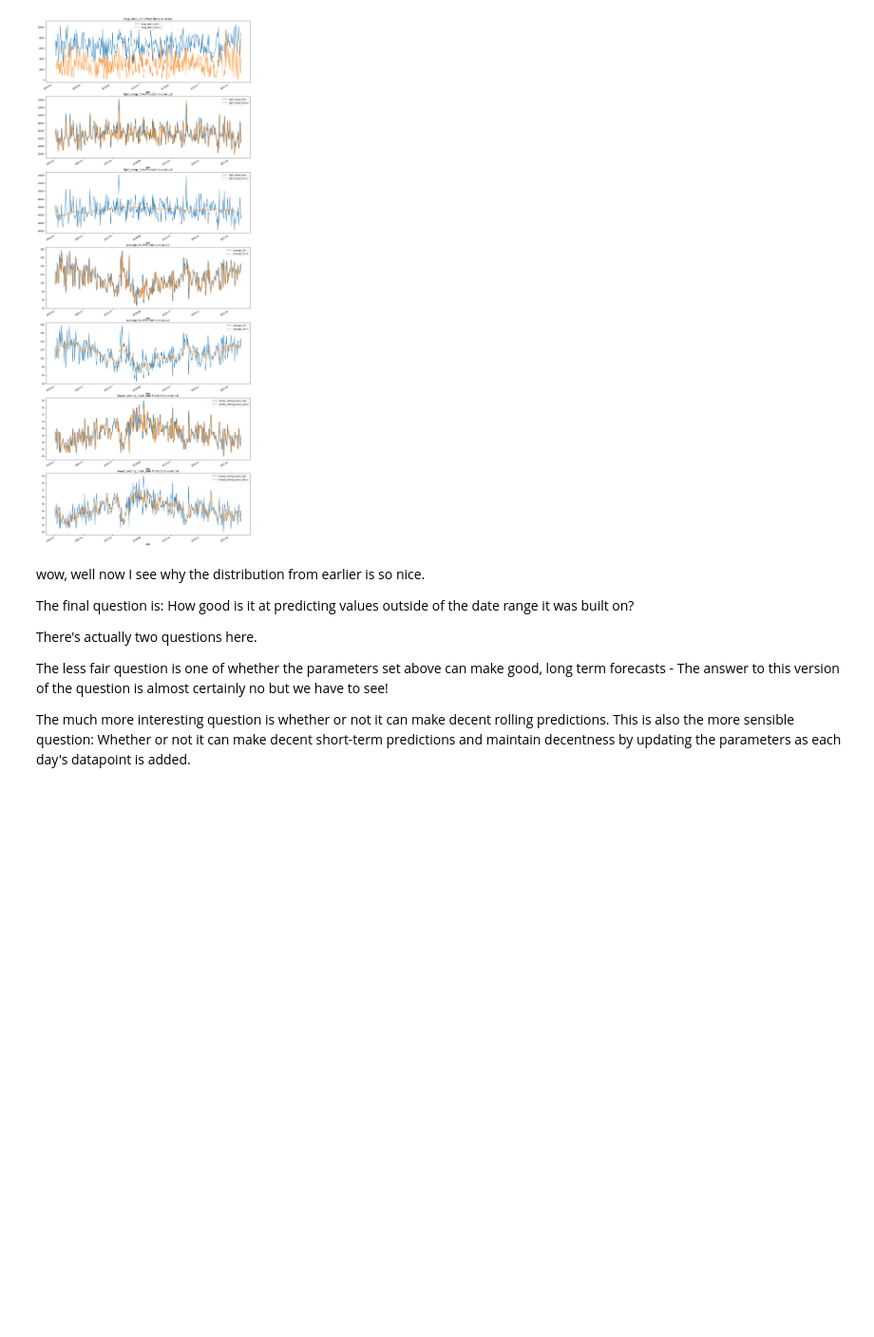
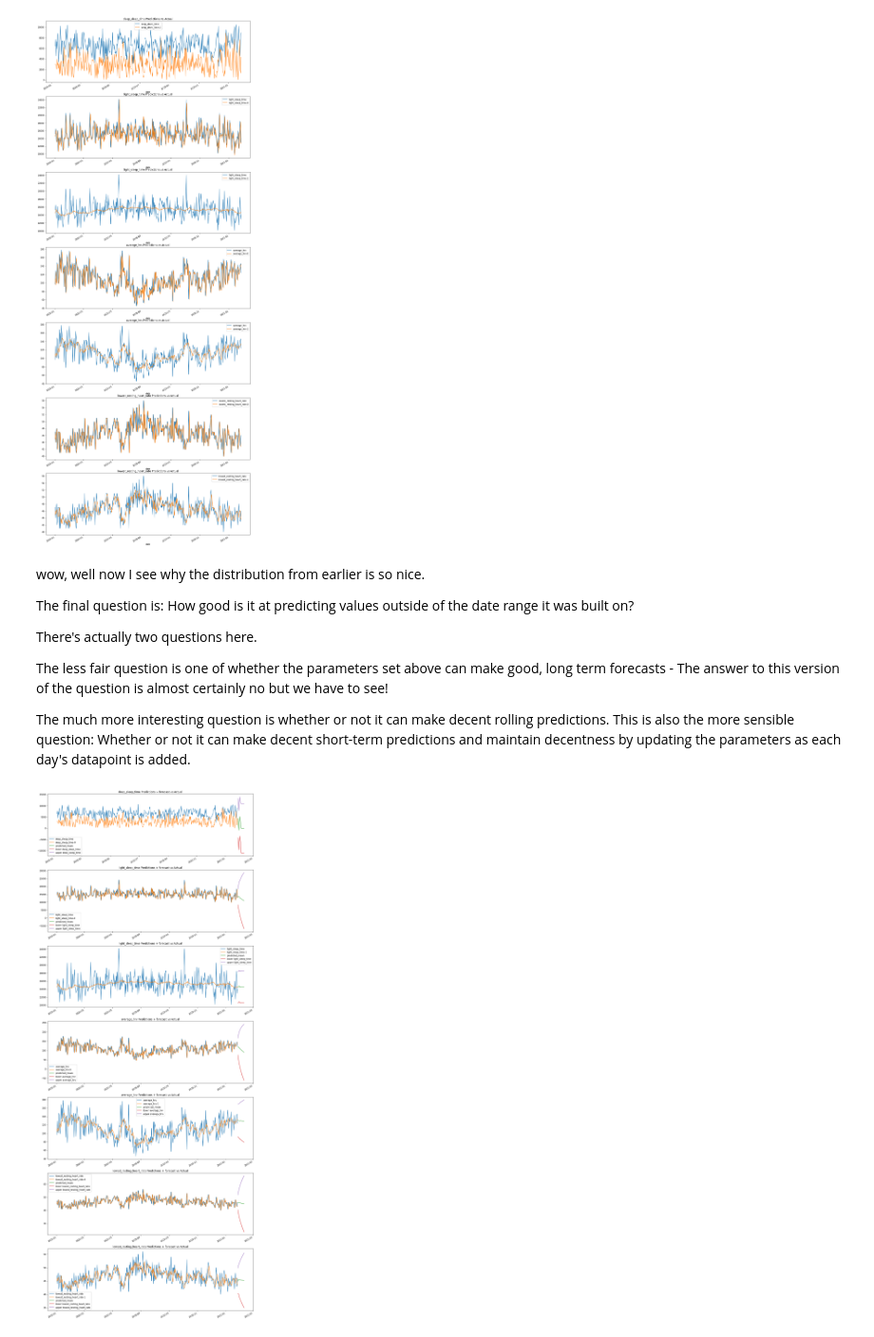
Before and after one commit to jthk1618/coffee-hypothesis, a Jupyter notebook: hrv_arima.ipynb, the cells around one changed output. Shown at 95% size. Cells and saved outputs as stored; diff of their text form; code cells hidden in the pictures; blank space fills up the shorter version.

Commit message:
arima forecast

```diff
--- a/hrv_arima.ipynb
+++ b/hrv_arima.ipynb
@@ -441,3 +451,41 @@ There's actually two questions here.
 The less fair question is one of whether the parameters set above can make good, long term forecasts - The answer to this version of the question is almost certainly no but we have to see!
 
 The much more interesting question is whether or not it can make decent rolling predictions. This is also the more sensible question: Whether or not it can make decent short-term predictions and maintain decentness by updating the parameters as each day's datapoint is added.
+# %%
+# --- Short Term Forecast (copy paste previous code but add forecast bit)
+
+_, ax = plt.subplots(nplots, figsize=(14, 6 * nplots))
+ax = ax.flatten()
+_.tight_layout(h_pad=6)
+DateOffset = pd.tseries.offsets.DateOffset
+
+for i, m in enumerate(models.items()):
+    var, tuning = m[0].split("-")
+    model = m[1]
+    fit = model.fit()
+    model_v_data = pd.DataFrame(index=df.index,
+                                columns=[var, var + "-" + tuning]
+                               )
+    model_v_data[var] = df[var]
+    model_v_data[var + "-" + tuning] = fit.predict()
+    model_v_data = model_v_data.loc[model_v_data[var + "-" + tuning] > 1]
+
+    # Forecast
+
+    forecasts = fit.get_forecast(steps=14)
+    forecast_mean = forecasts.predicted_mean
+    confidence_interval = forecasts.conf_int()
+    crystal_ball = pd.concat([forecast_mean, confidence_interval], axis=1)
+
+    append_dates = [max(model_v_data.index)+DateOffset(days=x) for x in range(1,15)]
+
+    crystal_ball = crystal_ball.rename(index=dict(zip(crystal_ball.index, append_dates)))
+
+    final = pd.concat([model_v_data, crystal_ball], axis=0)
+
+    # Plot
+
+    ax[i].set_title("{v} Predictions + forecast vs Actual".format(v=var));
+    final.plot(ax=ax[i]);
+# %% [output]
+[figure, added]
```
Also changed, not shown: parts of 9 cells of this notebook.
